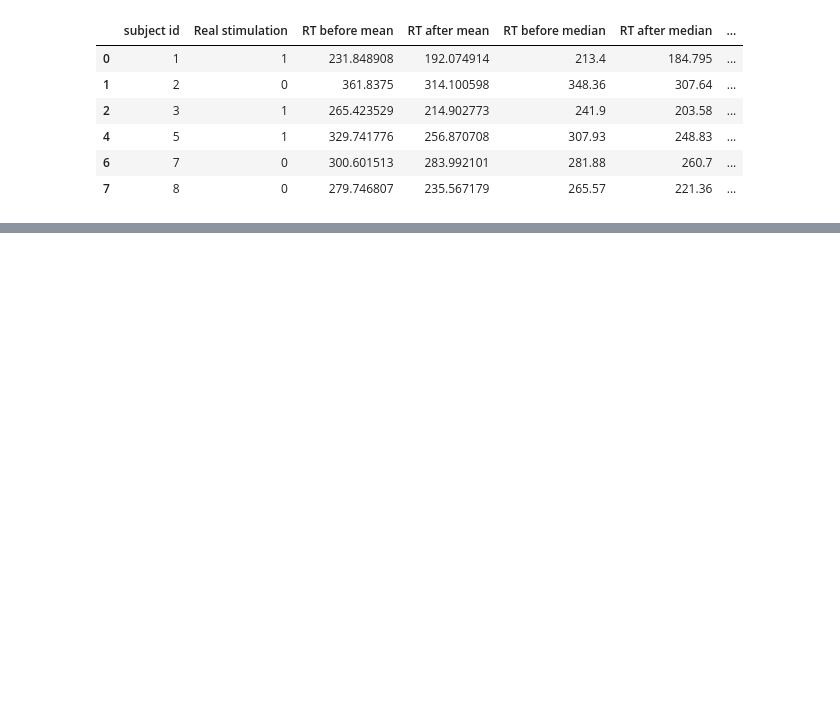
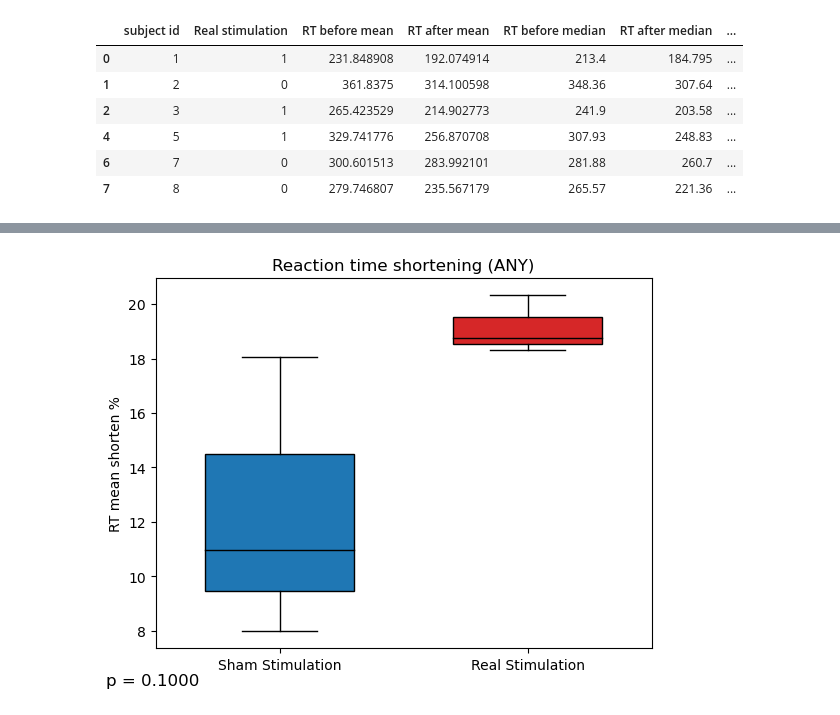
Before and after one commit to Shawnzty/tACS-Attention, a Jupyter notebook: processing/behavior.ipynb, the cells around one changed output, grey strips where cells are left out. Saved outputs shown, nothing was run; the diff lists cells and outputs as text; code cells hidden in the pictures; blank space fills up the shorter version.

```diff
--- a/processing/behavior.ipynb
+++ b/processing/behavior.ipynb
@@ -194,0 +341,95 @@ plt.show()
+# %%
+# exo
+behavior_compare = pd.DataFrame(columns=['subject id', 'Real stimulation', 'RT before mean', 'RT after mean',
+                                         'RT before median', 'RT after median', 'RT mean shorten', 'RT median shorten',
+                                         'RT mean shorten %', 'RT median shorten %'])
+behavior_compare['subject id'] = exp_info['subject id']
+behavior_compare['Real stimulation'] = exp_info['Real stimulation']
+
+for i in range (1,9):
+    subject_id = i
+    behavior_before_path = os.path.join('..', '..', 'data', str(subject_id), 'behavior_before.csv')
+    behavior_before = pd.read_csv(behavior_before_path)
+    behavior_after_path = os.path.join('..', '..', 'data', str(subject_id), 'behavior_after.csv')
+    behavior_after = pd.read_csv(behavior_after_path)
+
+    # FILTERING
+    behavior_before = behavior_before[behavior_before['valid'] == 1]
+    behavior_after = behavior_after[behavior_after['valid'] == 1]
+
+    # display(behavior_before)
+
+    # box plot of response time
+    respond_trials_before = behavior_before[(behavior_before['response'] == 1) & (behavior_before['reaction time'] > 0.001)]
+    respond_trials_after = behavior_after[(behavior_after['response'] == 1) & (behavior_after['reaction time'] > 0.001)]
+    respond_trials_before = respond_trials_before.copy()
+    respond_trials_after = respond_trials_after.copy()
+    respond_trials_before.loc[:, 'reaction time'] *= 1000
+    respond_trials_after.loc[:, 'reaction time'] *= 1000
+
+
+    # Extract 'reaction time' column values as lists
+    data_before = respond_trials_before['reaction time'].tolist()
+    data_after = respond_trials_after['reaction time'].tolist()
+
+    # Calculate means of data_before and data_after and add to the dataframe
+    mean_before = np.mean(data_before)
+    mean_after = np.mean(data_after)
+    mean_diff = mean_before - mean_after
+    behavior_compare.loc[behavior_compare['subject id'] == subject_id, 'RT before mean'] = mean_before
+    behavior_compare.loc[behavior_compare['subject id'] == subject_id, 'RT after mean'] = mean_after
+    behavior_compare.loc[behavior_compare['subject id'] == subject_id, 'RT mean shorten'] = mean_diff
+    behavior_compare.loc[behavior_compare['subject id'] == subject_id, 'RT mean shorten %'] = mean_diff/mean_before*100
+
+    median_before = np.median(data_before)
+    median_after = np.median(data_after)
+    median_diff = median_before - median_after
+    behavior_compare.loc[behavior_compare['subject id'] == subject_id, 'RT before median'] = median_before
+    behavior_compare.loc[behavior_compare['subject id'] == subject_id, 'RT after median'] = median_after
+    behavior_compare.loc[behavior_compare['subject id'] == subject_id, 'RT median shorten'] = median_diff
+    behavior_compare.loc[behavior_compare['subject id'] == subject_id, 'RT median shorten %'] = median_diff/median_before*100
+
+    # remove the rows where the RT median shorten is negative
+
+behavior_compare = behavior_compare[behavior_compare['RT median shorten %'] >= 0]
+behavior_compare = behavior_compare[behavior_compare['RT mean shorten %'] >= 0]
+# display(behavior_compare)
+
+# box plot of RT difference
+compare_objects = ["RT mean shorten %", "RT median shorten %"]
+for compare_object in compare_objects:
+    rt_diff_sham = behavior_compare.loc[behavior_compare['Real stimulation'] == 0, compare_object]
+    rt_diff_real = behavior_compare.loc[behavior_compare['Real stimulation'] == 1, compare_object]
+    rt_diff_sham = pd.to_numeric(rt_diff_sham)
+    rt_diff_real = pd.to_numeric(rt_diff_real)
+
+    # create boxplot
+    # Create a box plot with whiskers
+    fig, ax = plt.subplots()
+    boxplots = ax.boxplot([rt_diff_sham, rt_diff_real], patch_artist=True, widths=0.6, showfliers=False)
+
+    # Set colors for the box plots
+    colors = ['#1f77b4', '#d62728']
+    for patch, color in zip(boxplots['boxes'], colors):
+        patch.set_facecolor(color)
+
+    # Set median line color to black
+    for median in boxplots['medians']:
+        median.set_color('black')
+
+    plt.xticks([1, 2], ['Sham Stimulation', 'Real Stimulation'])
+    plt.ylabel(compare_object)
+    plt.title('Reaction time shortening (ANY)')
+
+    # Perform the Mann-Whitney U test
+    U, p_value = stats.mannwhitneyu(rt_diff_sham, rt_diff_real)
+
+    # Add the p-value to the plot
+    ax.annotate(f'p = {p_value:.4f}',
+                xy=(-0.1, -0.1),
+                xycoords=('axes fraction', 'axes fraction'),
+                ha='left', fontsize=12)
+
+    plt.show()
+# %% [output]
+[figure, added]
```
Also changed, not shown: parts of 11 cells of this notebook.
